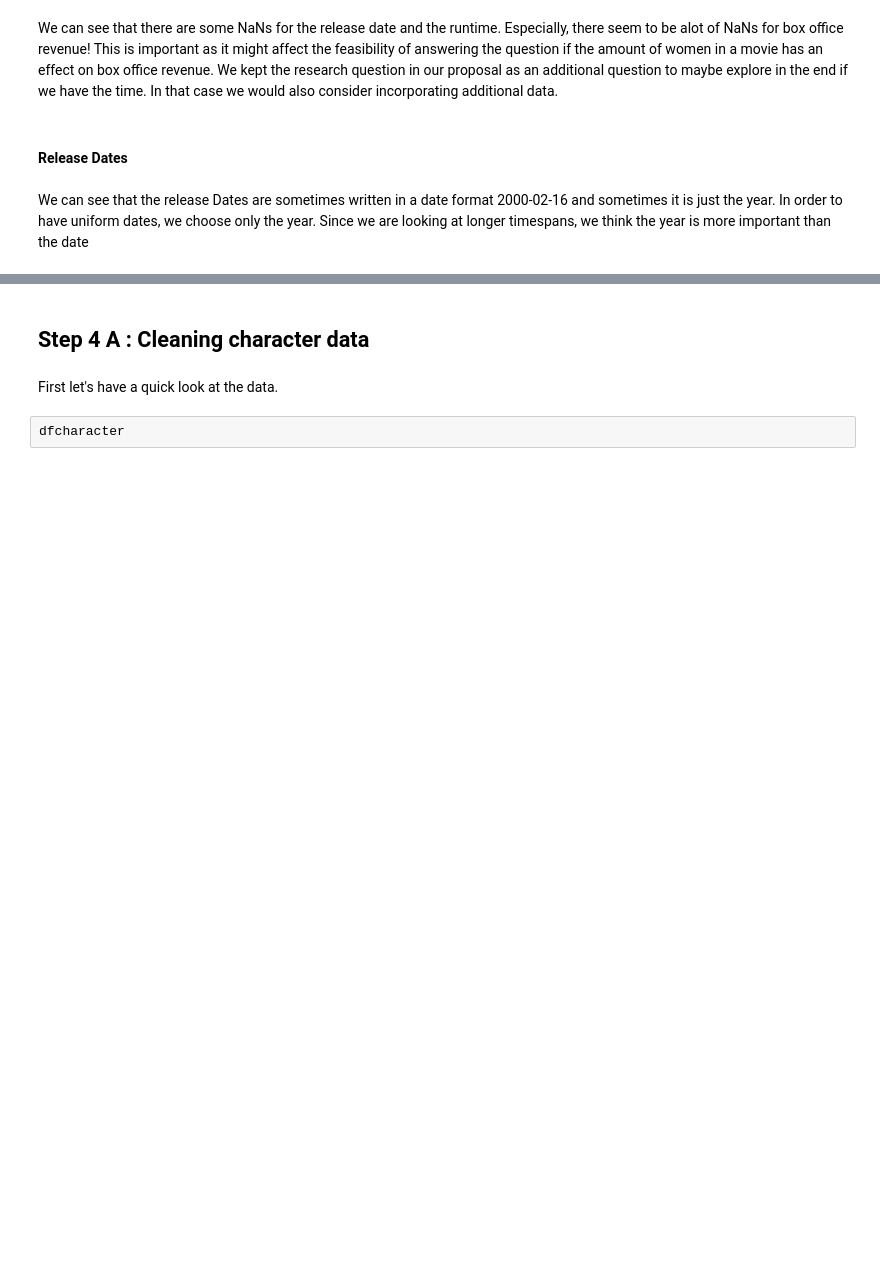
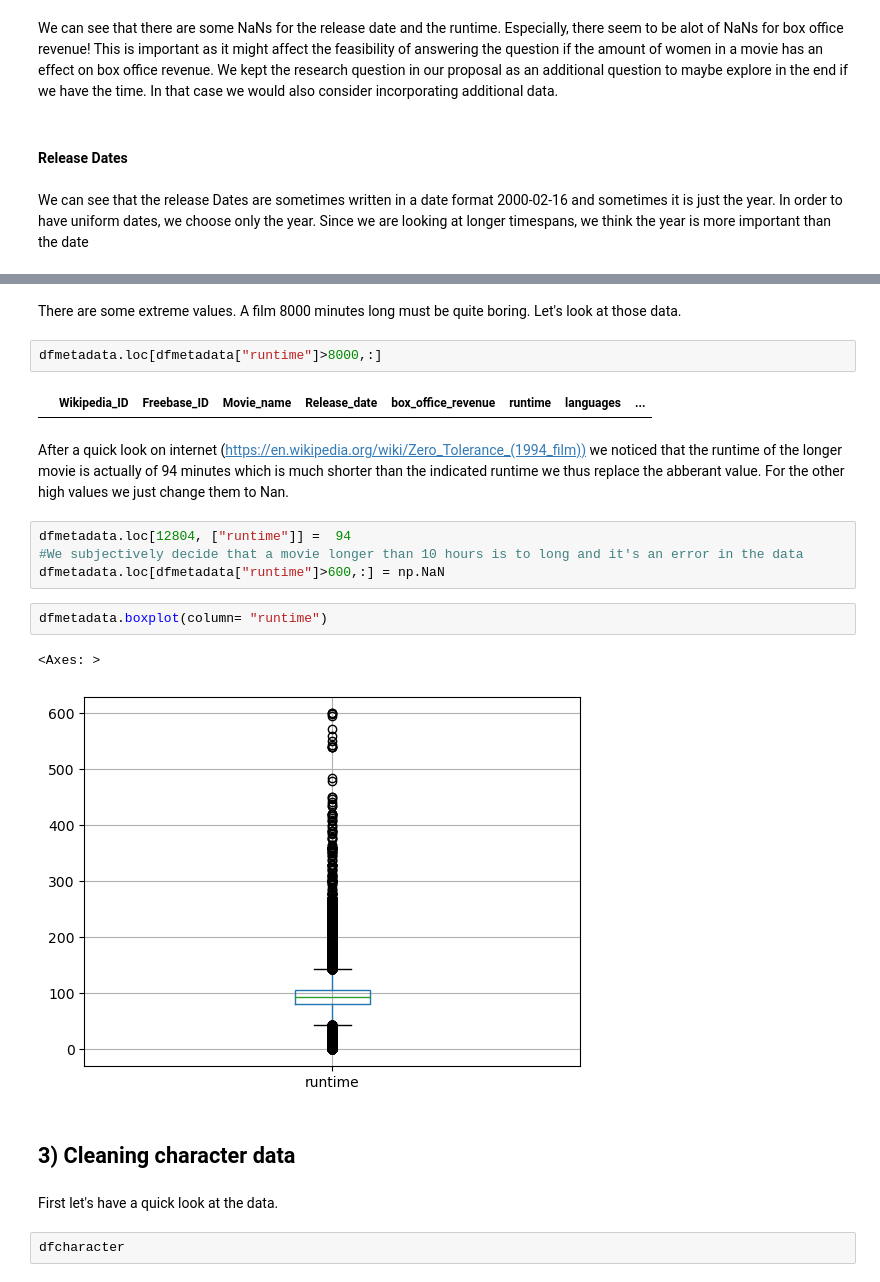
Before and after one commit to epfl-ada/ada-2023-project-adavengers2023, a Jupyter notebook: Milestone2.ipynb, the cells around one changed output, grey strips where cells are left out. Cells and saved outputs as stored; diff of their text form; blank space fills up the shorter version.

```diff
--- a/Milestone2.ipynb
+++ b/Milestone2.ipynb
@@ -194,5 +191,22 @@ dfmetadata.test.min() #we have to remove this
+# %% [markdown]
+There are some extreme values. A film 8000 minutes long must be quite boring. Let's look at those data.
+# %%
+dfmetadata.loc[dfmetadata["runtime"]>8000,:]
+# %% [output]
+|  | Wikipedia_ID | Freebase_ID | Movie_name | Release_date | box_office_revenue | runtime | languages | ... |
+# %% [markdown]
+After a quick look on internet (https://en.wikipedia.org/wiki/Zero_Tolerance_(1994_film)) we noticed that the runtime of the longer movie is actually of 94 minutes which is much shorter than the indicated runtime we thus replace the abberant value. For the other high values we just change them to Nan.
+# %%
+dfmetadata.loc[12804, ["runtime"]] =  94
+#We subjectively decide that a movie longer than 10 hours is to long and it's an error in the data
+dfmetadata.loc[dfmetadata["runtime"]>600,:] = np.NaN
+# %%
+dfmetadata.boxplot(column= "runtime")
+# %% [output]
+<Axes: >
+[figure, added]
 # %% [markdown]
-## Step 4 A : Cleaning character data
+## 3) Cleaning character data
 # %% [markdown]
 First let's have a quick look at the data.
 # %%
```
Also changed, not shown: parts of 50 cells of this notebook, 5 other files.
